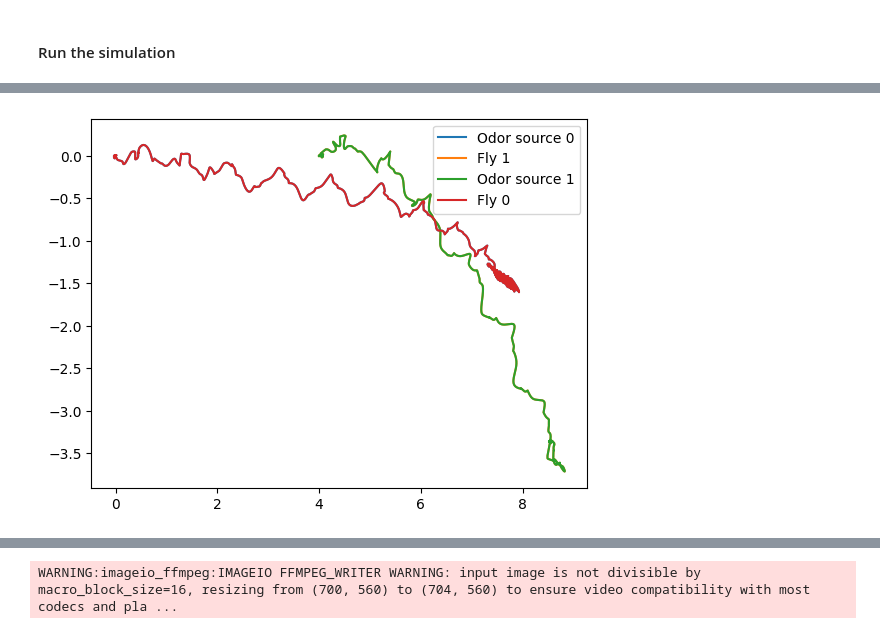
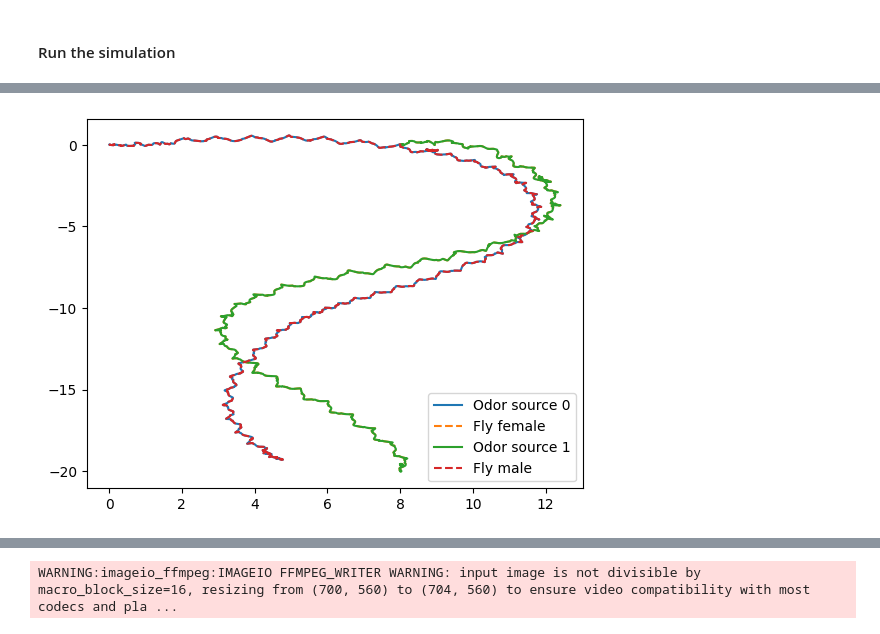
Before and after one commit to AndyPiantoni/ControlBehavProject, a Jupyter notebook: chasing.ipynb, the cells around one changed output, grey strips where cells are left out. Saved outputs shown, nothing was run; the diff lists cells and outputs as text; code cells hidden in the pictures.

```diff
--- a/chasing.ipynb
+++ b/chasing.ipynb
@@ -38,11 +38,11 @@ odor_gains = np.array([-100, 100])
 # %%
 timestep = 1e-4
 decision_interval = 0.05
-run_time = 4
+run_time = 6
 
 fly0 = OdorTaxisFly(  # This is the "chasing" fly (aka male fly)
     name="male",
-    odor_threshold = 0.55,
+    odor_threshold = 0.14,
     odor_dimensions=odor_dimensions,
     odor_gains=odor_gains,
     timestep=timestep,
@@ -57,7 +57,7 @@ fly1 = HybridTurningFly(  # This is the "chased" fly (aka female fly)
     timestep=timestep,
     enable_adhesion=True,
     enable_olfaction=True,
-    spawn_pos=(4, 0, 0),
+    spawn_pos=(8, 0, 0),
 )
 
 
@@ -141,7 +141,7 @@ def p1_control_signal(run_time: float, time_step: float) -> np.ndarray:
     p1_signal = np.ones((int(run_time / time_step), 1))
 
     # Create a sine wave signal
-    p1_signal[:, 0] = 0.1*(np.sin(2 * np.pi * np.linspace(0, run_time, int(run_time / time_step)))+1) + 0.8
+    p1_signal[:, 0] = 0.5*(np.sin(1 * np.pi * np.linspace(0, run_time, int(run_time / time_step)))+1)
 
 
     return p1_signal
@@ -173,11 +173,11 @@ fly1_actions = (
     * 1.2
 )
 
-# set the last 30% of the actions to 0
-fly1_actions[int(0.6 * num_decision_steps) :, :] = 0
+# set the last 2s of the actions to 0
+fly1_actions[int((run_time-2) / decision_interval) :, :] = 0
 
-# Let the fly stop after 0.5 seconds for 0.5 seconds
-fly1_actions[int(0.5 / decision_interval) : int(1 / decision_interval), :] = 0
+# Let the fly stop after 0.5 seconds for 1 seconds
+fly1_actions[int(0.5 / decision_interval) : int(1.5 / decision_interval), :] = 0
 
-plot_signal(fly1_actions, "Fly1 forward action")
+plot_signal(fly1_actions, "Female Fly Forward Action")
 # %% [output]
@@ -187,15 +187,14 @@ plot_signal(fly1_actions, "Fly1 forward action")
 # %%
 # # Changes the color of the fly to black
 # for i in fly1.model.find_all("geom"):
-#     sim.physics.named.model.geom_rgba[f"1/{i.name}"] = (0, 0, 0, 1)
+#     sim.physics.named.model.geom_rgba[f"female/{i.name}"] = (0, 0, 0, 1)
 
-print(fly_names)
 # For the camera following the fly
 second_cam_frames = []
 x = None
 y = None
 alpha = 1e-1
-render = False
+render = True
 # Initialize the control signal
 control_signal = np.zeros(odor_dimensions)
 obs_history = []
@@ -264,17 +274,17 @@ KeyboardInterrupt:
 # %%
 # plot the odor source trajectory vs fly trajectory
 import matplotlib.pyplot as plt
 fly_pos_hist_1 = np.array([obs["female"]["fly"][0, :2] for obs in obs_history])
 fly_pos_hist_0 = np.array([obs["male"]["fly"][0, :2] for obs in obs_history])
 odor_source_hist = np.array(odor_source_hist)
 plt.plot(odor_source_hist[:,0,0], odor_source_hist[:,0,1], label="Odor source 0")
-plt.plot(fly_pos_hist_1[:,0], fly_pos_hist_1[:,1], label="Fly 1")
+plt.plot(fly_pos_hist_1[:,0], fly_pos_hist_1[:,1], label="Fly female", linestyle="--")
 plt.plot(odor_source_hist[:,1,0], odor_source_hist[:,1,1], label="Odor source 1")
-plt.plot(fly_pos_hist_0[:,0], fly_pos_hist_0[:,1], label="Fly 0")
+plt.plot(fly_pos_hist_0[:,0], fly_pos_hist_0[:,1], label="Fly male", linestyle="--")
 plt.legend()
 plt.show()
 # %% [output]
-[figure, old version]
+[figure, new version]
 # %%
 #plot histroy of observations odors intensities
 odor_history_fly0 = [np.average(obs_history[i]["male"]["odor_intensity"].reshape((odor_dimensions, 2, 2)), axis=1) for i in range(len(obs_history))]
```
Also changed, not shown: parts of 9 cells of this notebook.
